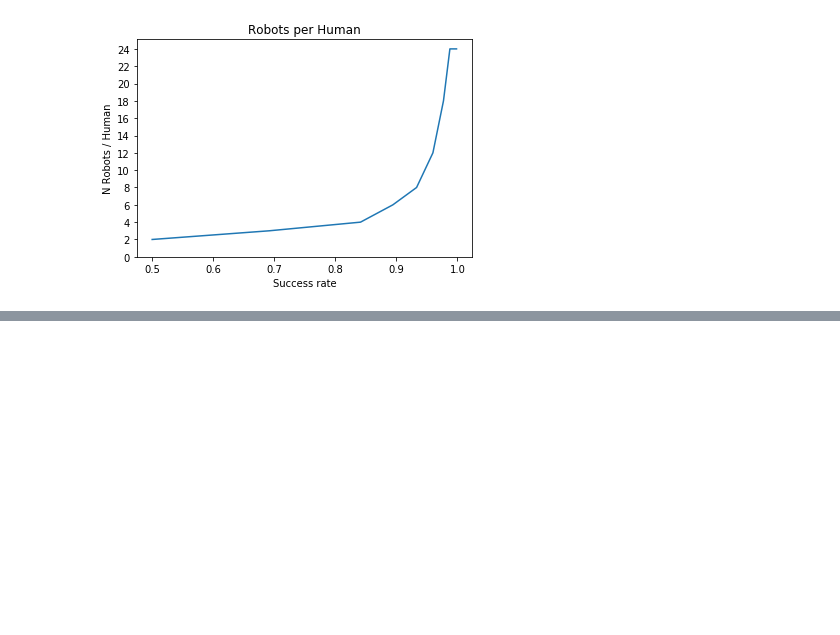
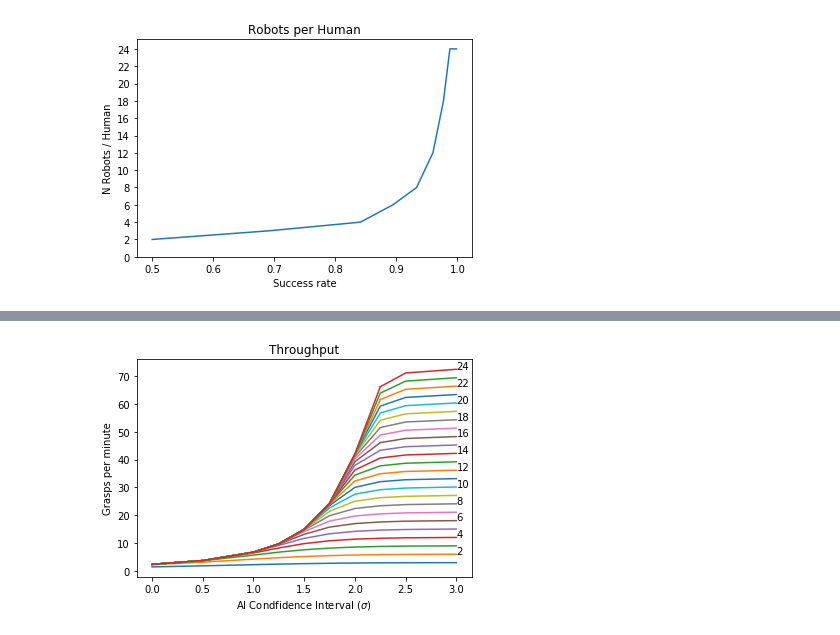
Before and after one commit to JeffreyILipton/SimulationOfFleet, a Jupyter notebook: Analysis.ipynb, the cells around one changed output, grey strips where cells are left out. Cells and saved outputs as stored; diff of their text form; code cells hidden in the pictures; blank space fills up the shorter version.

```diff
--- a/Analysis.ipynb
+++ b/Analysis.ipynb
@@ -301,0 +373,32 @@ plotSeqThroughpout(nbot,fulldata,x)
+# %%
+def plotThroughput(data, x=None, dolegend=False,doNote=False):
+    totalbot = int(fulldata[-1,1])
+
+    n_of_p = np.unique(data[:,2]).size
+
+    if None == x: x=ps
+
+    #x = [0.0, 0.5, 1.0, 1.5, 2.0, 2.25, 2.5, 3.0]
+
+    #x = data[start:stop,2]
+    #x = [0.6,1   ,1.2,1.6,1.96,2.58,3    ,4]
+    #x=list(range(0,8))
+
+    time = 30*24*60
+    for n_robot in range(0,totalbot):
+        start = n_robot*n_of_p
+        stop = start+n_of_p
+        y1 = data[start:stop,9]/time
+        std1 = data[start:stop,10]/time
+        num_bot = int(data[start,1])
+        #plt.plot(x,y1,label = f'{num_bot}')
+        plt.errorbar(x,y1,yerr = std1,label = f'{num_bot}')
+        xmax = max(x)
+        height = y1[-1]
+        if doNote and not num_bot%2: plt.text(xmax,height,f'{num_bot}')
+    #plt.plot(x,y2,label = f'{num_bot}')#,'g-')
+    plt.title('Throughput')
+    plt.xlabel(r'AI Condfidence Interval ($\sigma$)')
+    plt.ylabel('Grasps per minute')
+    if dolegend: plt.legend()
+    plt.show()
@@ -301,0 +463,4 @@ plotSeqThroughpout(nbot,fulldata,x)
+# %%
+plotThroughput(fulldata,x,doNote=True)
+# %% [output]
+[figure, added]
```
Also changed, not shown: parts of 17 cells of this notebook, 3 other files.
